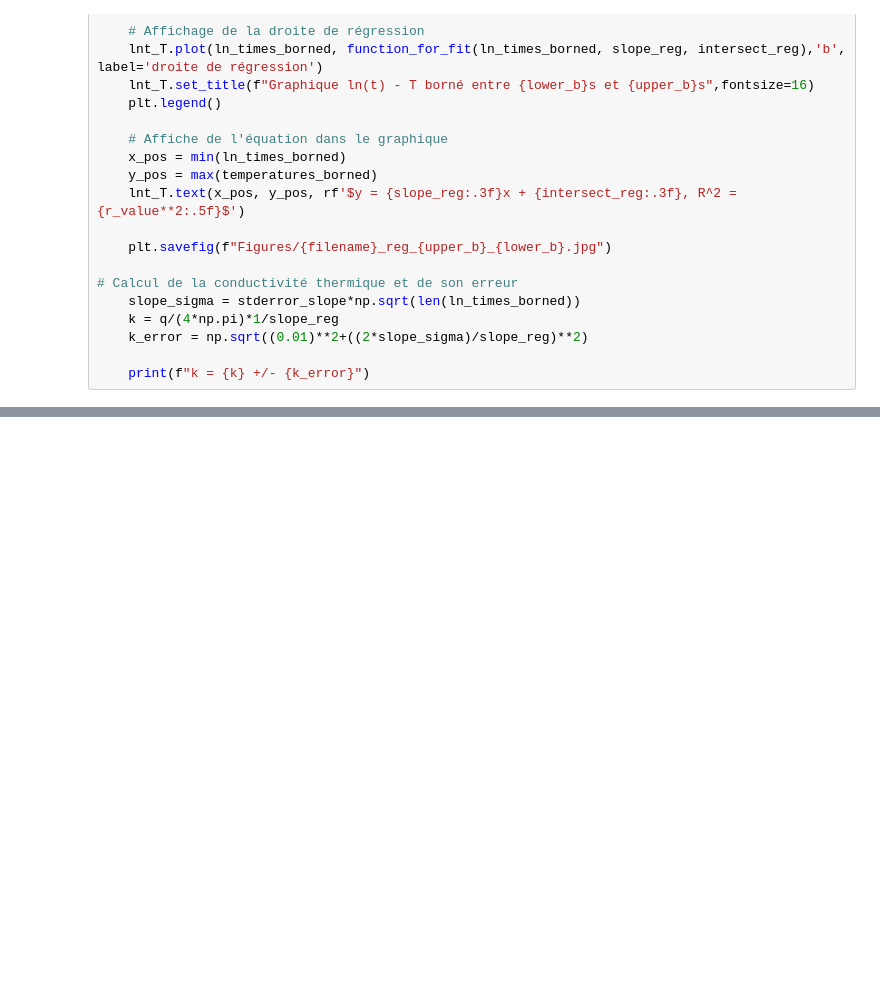
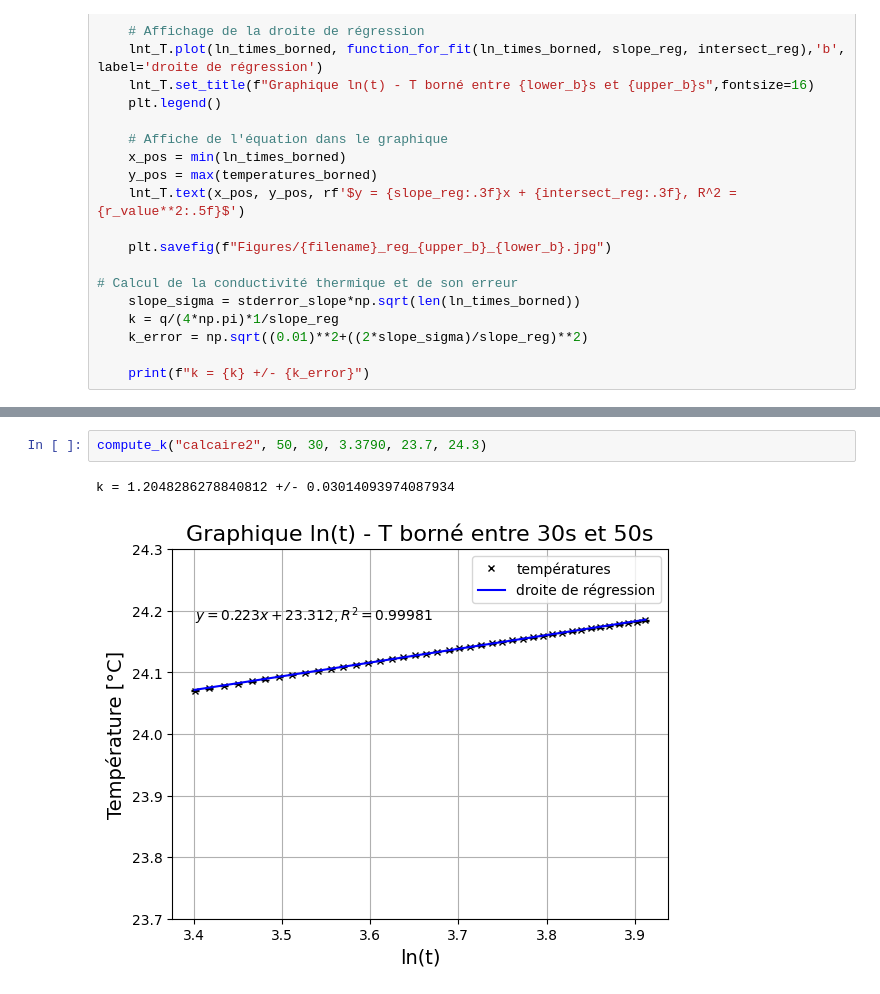
Before and after one commit to onillonn/TP_geologie, a Jupyter notebook: conductivite_thermique.ipynb, the cells around one changed output, grey strips where cells are left out. Cells and saved outputs as stored; diff of their text form; blank space fills up the shorter version.

```diff
--- a/conductivite_thermique.ipynb
+++ b/conductivite_thermique.ipynb
@@ -95,0 +119,5 @@ compute_k("granite1", 30, 10, 3.5813, 23.95, 24.45)
+# %%
+compute_k("calcaire2", 50, 30, 3.3790, 23.7, 24.3)
+# %% [output]
+k = 1.2048286278840812 +/- 0.03014093974087934
+[figure, added]
```
Also changed, not shown: parts of 12 cells of this notebook, 5 other files.
